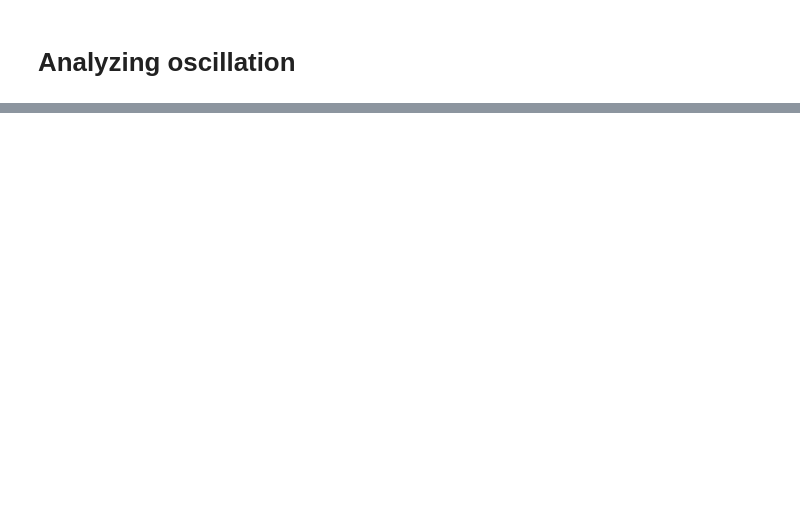
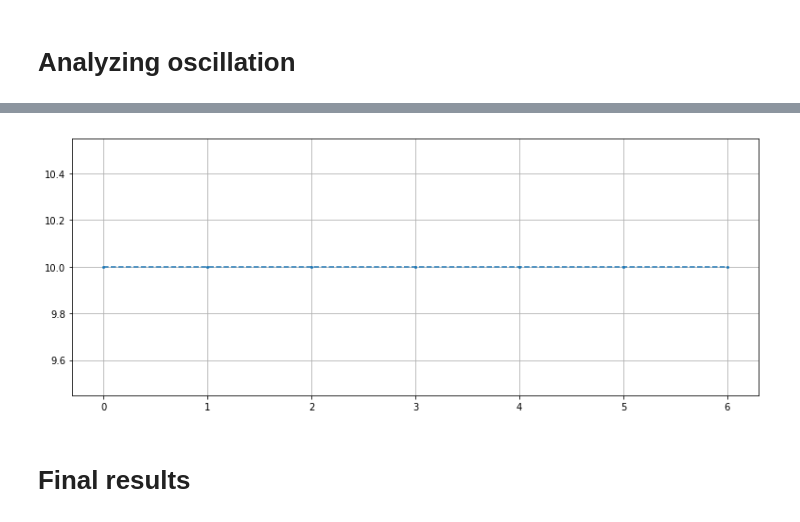
Before and after one commit to LucasFuentesValenzuela/ICU, a Jupyter notebook: notebooks/Understanding_oscillations_outer_v1.ipynb, the cells around one changed output, grey strips where cells are left out. Drawn from its saved outputs; the diff is of its cells as text; code cells hidden in the pictures; blank space fills up the shorter version.

```diff
--- a/notebooks/Understanding_oscillations_outer_v1.ipynb
+++ b/notebooks/Understanding_oscillations_outer_v1.ipynb
@@ -98,0 +130,6 @@ analyze_cost_oscillations_2(G_ref,'2','1',lims)
+# %%
+plot_OD(OD_list[1],'1','1_p')
+# %% [output]
+[figure, added]
+# %% [markdown]
+# Final results
```
Also changed, not shown: parts of 21 cells of this notebook, 4 other files.
